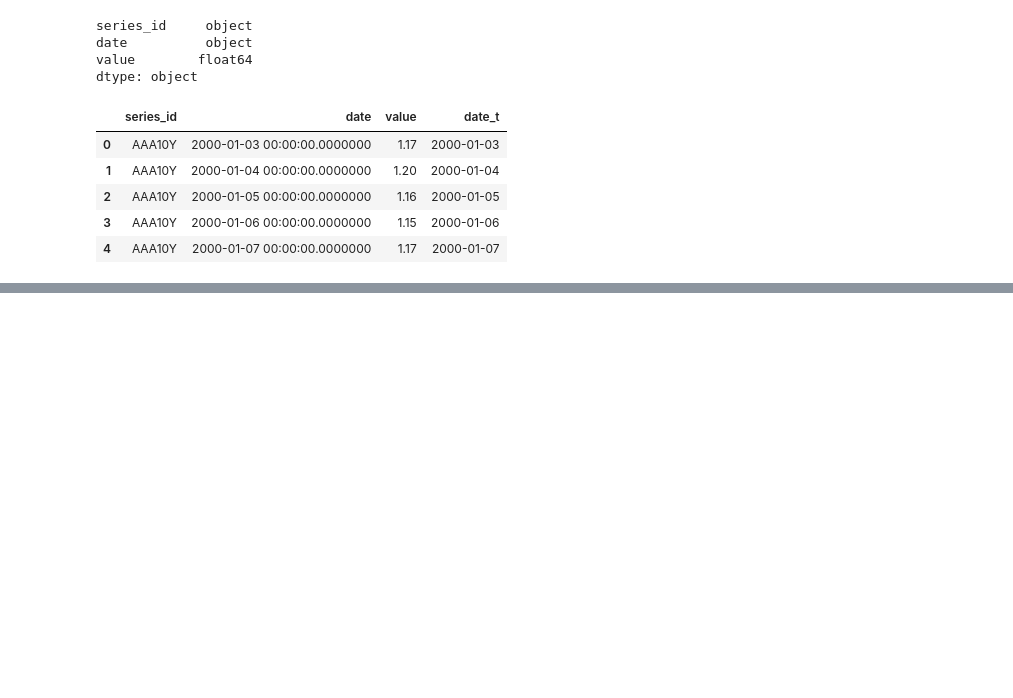
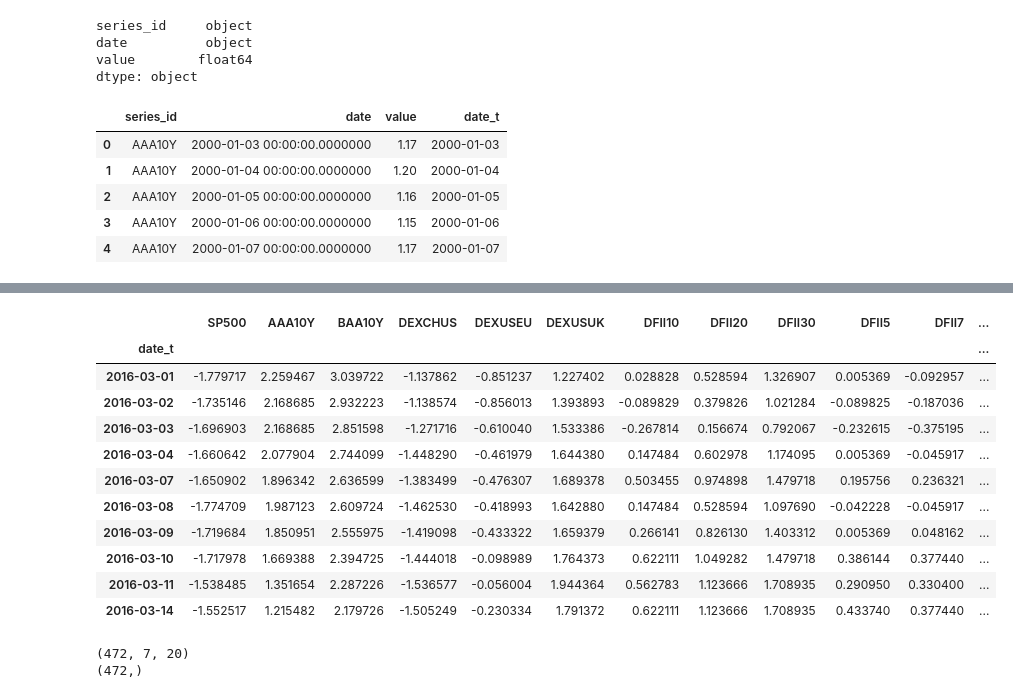
Before and after one commit to JoviZSZ/SP500-index-Prediction, a Jupyter notebook: main.ipynb, the cells around one changed output, grey strips where cells are left out. Cells and saved outputs as stored; diff of their text form; code cells hidden in the pictures; blank space fills up the shorter version.

```diff
--- a/main.ipynb
+++ b/main.ipynb
@@ -117,0 +216,12 @@ len(sp500_train)
+# %%
+# mean imputation
+for null_index in pd.isnull(tr).sum().index:
+    if pd.isnull(tr).sum()[null_index] != 0:
+        tr[null_index] = tr[null_index].fillna(np.mean(tr[null_index]))
+
+for null_index in pd.isnull(te).sum().index:
+    if pd.isnull(te).sum()[null_index] != 0:
+        te[null_index] = te[null_index].fillna(np.mean(te[null_index]))
+
+print(pd.isnull(tr).sum())
+print(pd.isnull(te).sum())
@@ -117,0 +246,52 @@ len(sp500_train)
+# %%
+# Standardization
+def scale_data(data, column, feature_range=(0, 1)):
+    #scaler = MinMaxScaler(feature_range=feature_range)
+    scaler = StandardScaler()
+    col = np.array(data[column]).reshape(-1, 1)
+    return scaler.fit_transform(col)
+
+
+for col in tr.columns:
+    tr[col] = scale_data(tr, col)
+
+for col in te.columns:
+    te[col] = scale_data(te, col)
+# %%
+tr.head(10)
+# %% [output]
+|  | SP500 | AAA10Y | BAA10Y | DEXCHUS | DEXUSEU | DEXUSUK | DFII10 | DFII20 | DFII30 | DFII5 | DFII7 | ... |
+| date_t |  |  |  |  |  |  |  |  |  |  |  | ... |
+| 2016-03-01 | -1.779717 | 2.259467 | 3.039722 | -1.137862 | -0.851237 | 1.227402 | 0.028828 | 0.528594 | 1.326907 | 0.005369 | -0.092957 | ... |
+| 2016-03-02 | -1.735146 | 2.168685 | 2.932223 | -1.138574 | -0.856013 | 1.393893 | -0.089829 | 0.379826 | 1.021284 | -0.089825 | -0.187036 | ... |
+| 2016-03-03 | -1.696903 | 2.168685 | 2.851598 | -1.271716 | -0.610040 | 1.533386 | -0.267814 | 0.156674 | 0.792067 | -0.232615 | -0.375195 | ... |
+| 2016-03-04 | -1.660642 | 2.077904 | 2.744099 | -1.448290 | -0.461979 | 1.644380 | 0.147484 | 0.602978 | 1.174095 | 0.005369 | -0.045917 | ... |
+| 2016-03-07 | -1.650902 | 1.896342 | 2.636599 | -1.383499 | -0.476307 | 1.689378 | 0.503455 | 0.974898 | 1.479718 | 0.195756 | 0.236321 | ... |
+| 2016-03-08 | -1.774709 | 1.987123 | 2.609724 | -1.462530 | -0.418993 | 1.642880 | 0.147484 | 0.528594 | 1.097690 | -0.042228 | -0.045917 | ... |
+| 2016-03-09 | -1.719684 | 1.850951 | 2.555975 | -1.419098 | -0.433322 | 1.659379 | 0.266141 | 0.826130 | 1.403312 | 0.005369 | 0.048162 | ... |
+| 2016-03-10 | -1.717978 | 1.669388 | 2.394725 | -1.444018 | -0.098989 | 1.764373 | 0.622111 | 1.049282 | 1.479718 | 0.386144 | 0.377440 | ... |
+| 2016-03-11 | -1.538485 | 1.351654 | 2.287226 | -1.536577 | -0.056004 | 1.944364 | 0.562783 | 1.123666 | 1.708935 | 0.290950 | 0.330400 | ... |
+| 2016-03-14 | -1.552517 | 1.215482 | 2.179726 | -1.505249 | -0.230334 | 1.791372 | 0.622111 | 1.123666 | 1.708935 | 0.433740 | 0.377440 | ... |
+# %%
+# Data Creation and Timesteps
+TIMESTEPS = 7  # number of days
+
+def input_output(data, timesteps=TIMESTEPS):
+    dim0 = data.shape[0] - timesteps
+    dim1 = data.shape[1]
+    X = np.zeros((dim0, timesteps, dim1))
+    y = np.zeros((dim0,))
+
+    for i in range(dim0):
+        X[i] = data.iloc[i:timesteps+i, :]
+        y[i] = data.iloc[timesteps+i, 0]
+
+    return X, y
+
+X_train, y_train = input_output(tr)
+X_test, y_test = input_output(te)
+print(X_train.shape)
+print(y_train.shape)
+# %% [output]
+(472, 7, 20)
+(472,)
```
Also changed, not shown: parts of 20 cells of this notebook, 1 other file.
